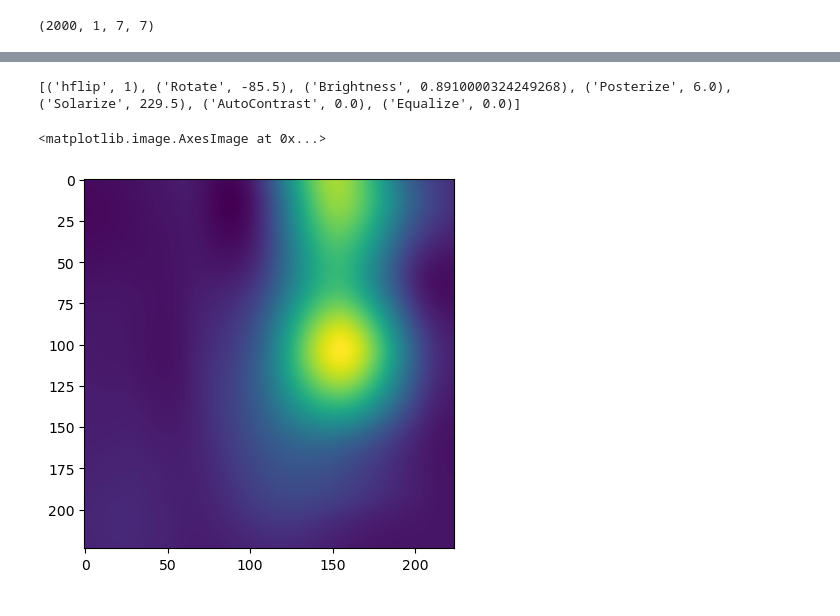
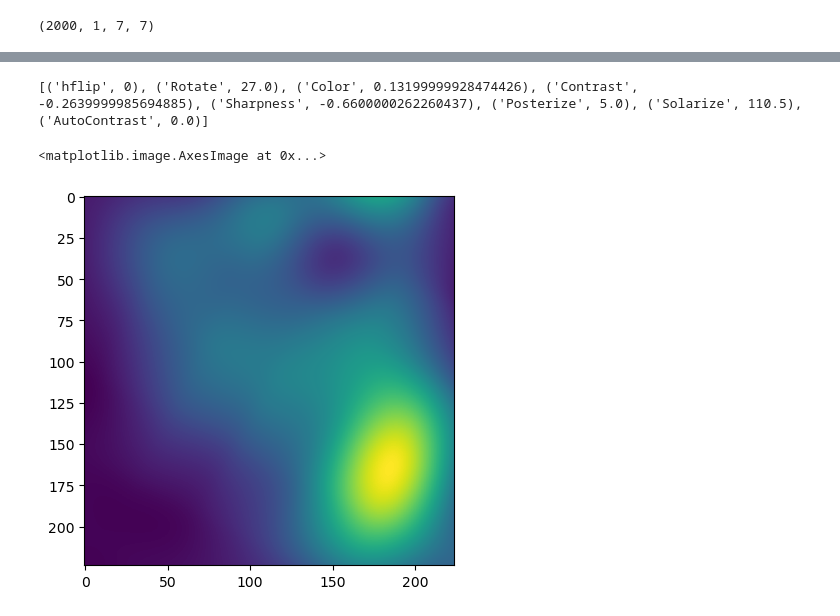
Before and after one commit to beotborry/ConformalXAI, a Jupyter notebook: code_test.ipynb, the cells around one changed output, grey strips where cells are left out. Drawn from its saved outputs; the diff is of its cells as text; code cells hidden in the pictures.

```diff
--- a/code_test.ipynb
+++ b/code_test.ipynb
@@ -116,27 +140,27 @@ KeyboardInterrupt:
 # %%
-data_idx = 142
+data_idx = 123
 
 true_expl = center_crop_224(F.interpolate(torch.tensor(true_expls[cal_idx[data_idx]]).cuda().unsqueeze(0), (322, 322), mode='bicubic')).squeeze(0)
 config = configs[cal_idx[data_idx]]
 print(config)
 
 config = dict(eval(config))
 if 'Rotate' in config.keys():
     T_inv_spatial = transforms.Compose([
         transforms.RandomRotation((-config['Rotate'], -config['Rotate']), InterpolationMode.BILINEAR),
 
         transforms.RandomHorizontalFlip(config['hflip']),
 
     ])
 else:
     T_inv_spatial = transforms.Compose([
         transforms.RandomHorizontalFlip(config['hflip']),
     ])
 # plt.imshow(true_expl.squeeze().detach().cpu())
 
 true_expl = center_crop_224(T_inv_spatial(F.interpolate(torch.tensor(true_expls[cal_idx[data_idx]]).cuda().unsqueeze(0), (322, 322), mode='bicubic'))).squeeze(0)
 plt.imshow(true_expl.squeeze().detach().cpu())
 # %% [output]
-[('hflip', 1), ('Rotate', -85.5), ('Brightness', 0.8910000324249268), ('Posterize', 6.0), ('Solarize', 229.5), ('AutoContrast', 0.0), ('Equalize', 0.0)]
+[('hflip', 0), ('Rotate', 27.0), ('Color', 0.13199999928474426), ('Contrast', -0.2639999985694885), ('Sharpness', -0.6600000262260437), ('Posterize', 5.0), ('Solarize', 110.5), ('AutoContrast', 0.0)]
 <matplotlib.image.AxesImage at 0x...>
-[figure, old version]
+[figure, new version]
```
Also changed, not shown: parts of 12 cells of this notebook, 3 other files.
